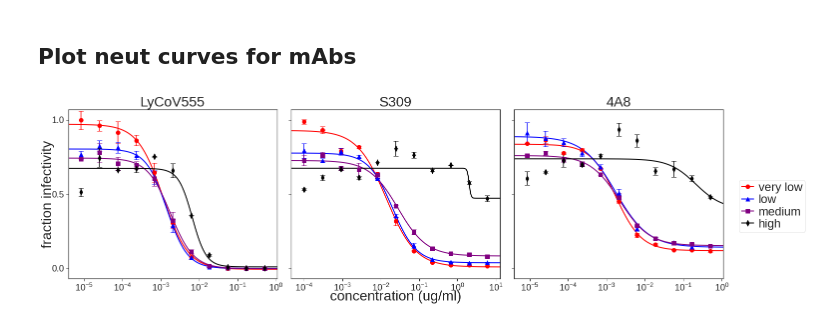
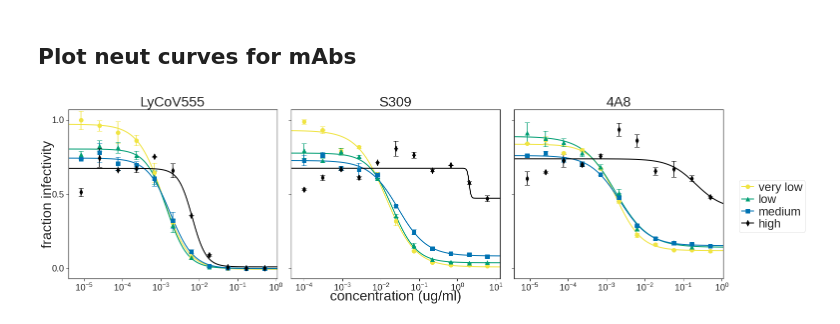
Before and after one commit to jbloomlab/Ace2_expression_neuts, a Jupyter notebook: virus_neutralization_mAbs.ipynb, the cells around one changed output. Drawn from its saved outputs; the diff is of its cells as text; code cells hidden in the pictures.

```diff
--- a/virus_neutralization_mAbs.ipynb
+++ b/virus_neutralization_mAbs.ipynb
@@ -97,19 +97,19 @@ fitparams['ic50_is_bound'] = fitparams['ic50_bound'].apply(lambda x: True if x!=
 # %%
 #not sure about color, but at least I managed to change them! When I indicate colors this way, does it pick from the cbpalatte?
 fig, axes = fits.plotSera(
                           viruses=['very low', 'low', 'medium', 'high'],
                           xlabel='concentration (ug/ml)',
                           ncol=6,
                           widthscale=2,
                           heightscale=2,
                           titlesize=28, labelsize=28, ticksize=18, legendfontsize=24, yticklocs=[0,0.5,1],
                           markersize=8, linewidth=2,
                           virus_to_color_marker={
-                              'very low': ('red', 'o'),
-                              'low': ('blue', '^'),
-                              'medium': ('purple', 's'),
+                              'very low': ('#F0E442', 'o'),
+                              'low': ('#009E73', '^'),
+                              'medium': ('#0072B2', 's'),
                               'high': ('black', 'd')},
                           sharex=False
                          )
 # %% [output]
-[figure, old version]
+[figure, new version]
```
Also changed, not shown: 1 other file.
